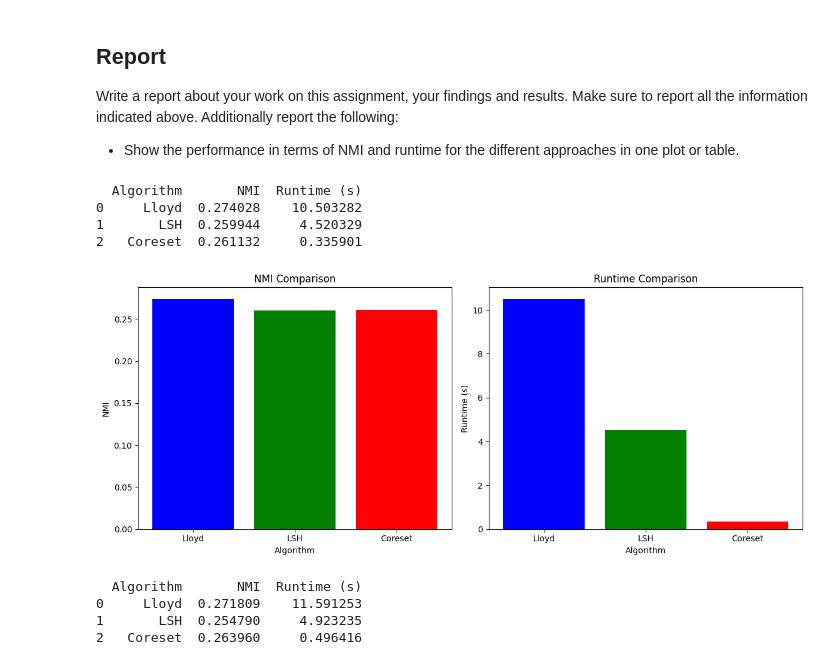
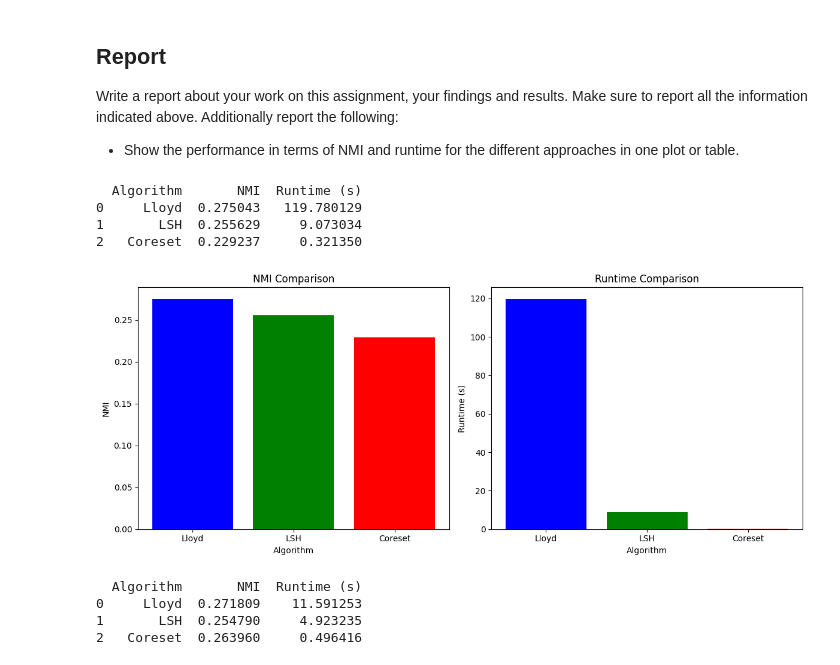
Before and after one commit to nks84/mma_pa1, a Jupyter notebook: pa3/pa3_start.ipynb, the cells around one changed output. Saved outputs shown, nothing was run; the diff lists cells and outputs as text; code cells hidden in the pictures.

```diff
--- a/pa3/pa3_start.ipynb
+++ b/pa3/pa3_start.ipynb
@@ -975,7 +975,7 @@ Write a report about your work on this assignment, your findings and results. Ma
 # Placeholder function for Lloyd's algorithm (KMeans)
 def run_lloyd_algorithm(data, labels_true):
     start_time = time.time()
-    centroids, labels_pred, iteration, inertia_history, total_distance_calculations, runtime = kmeans(X_scaled, 153, 10)
+    centroids, labels_pred, iteration, inertia_history, total_distance_calculations, runtime = kmeans(X_scaled, 153, 100)
     nmi = normalized_mutual_info_score(labels_true, labels_pred)
     runtime = time.time() - start_time
     return nmi, runtime
@@ -984,7 +984,7 @@ def run_lloyd_algorithm(data, labels_true):
 def run_lsh_algorithm(data, labels_true):
     start_time = time.time()
     # Simulate LSH algorithm
-    centroids, labels_pred, iteration, inertia_history, total_distance_calculations, runtime = results_k_means_lsh = kmeans_lsh(X_scaled, 153, 10)
+    centroids, labels_pred, iteration, inertia_history, total_distance_calculations, runtime = results_k_means_lsh = kmeans_lsh(X_scaled, 153, 100)
     nmi = normalized_mutual_info_score(labels_true, labels_pred)
     runtime = time.time() - start_time
     return nmi, runtime
@@ -993,7 +993,7 @@ def run_lsh_algorithm(data, labels_true):
 def run_coreset_algorithm(data, labels_true):
     start_time = time.time()
     # Simulate Coreset algorithm
-    centroids, labels_pred, num_iterations, inertia_history, distance_calculations, runtime, indices, variance_list = kmeans_coreset(X, 153, 10000, 50000, 10)
+    centroids, labels_pred, num_iterations, inertia_history, distance_calculations, runtime, indices, variance_list = kmeans_coreset(X, 153, 5000, 30000, 100)
     nmi = normalized_mutual_info_score(labels_true, labels_pred)
     runtime = time.time() - start_time
     return nmi, runtime
@@ -1018,37 +1018,37 @@ for algo in algorithms:
         'NMI': nmi,
         'Runtime (s)': runtime
     })
 
 # Create a DataFrame from the results
 results_df = pd.DataFrame(results)
 
 # Display the results
 print(results_df)
 # Plot the NMI for each algorithm
 plt.figure(figsize=(12, 5))
 
 plt.subplot(1, 2, 1)
 plt.bar(results_df['Algorithm'], results_df['NMI'], color=['blue', 'green', 'red'])
 plt.xlabel('Algorithm')
 plt.ylabel('NMI')
 plt.title('NMI Comparison')
 
 # Plot the runtime for each algorithm
 plt.subplot(1, 2, 2)
 plt.bar(results_df['Algorithm'], results_df['Runtime (s)'], color=['blue', 'green', 'red'])
 plt.xlabel('Algorithm')
 plt.ylabel('Runtime (s)')
 plt.title('Runtime Comparison')
 
 # Adjust layout and show the plot
 plt.tight_layout()
 plt.show()
 # %% [output]
   Algorithm       NMI  Runtime (s)
-0     Lloyd  0.274028    10.503282
-1       LSH  0.259944     4.520329
-2   Coreset  0.261132     0.335901
+0     Lloyd  0.275043   119.780129
+1       LSH  0.255629     9.073034
+2   Coreset  0.229237     0.321350
-[figure, old version]
+[figure, new version]
 # %%
 import time
 import numpy as np
```
